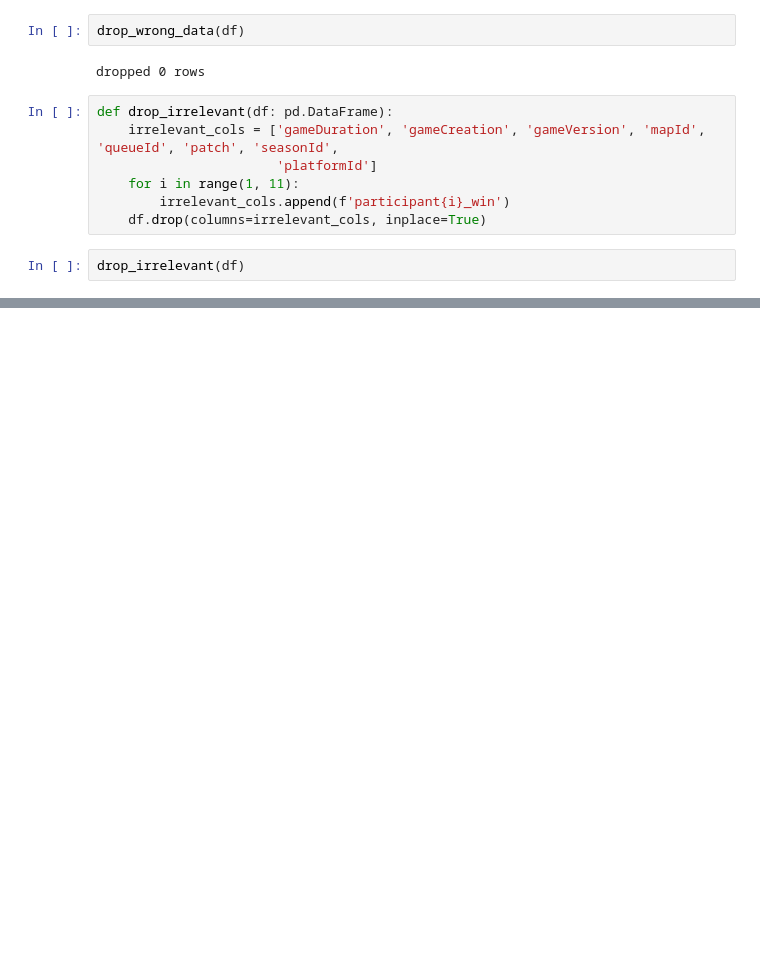
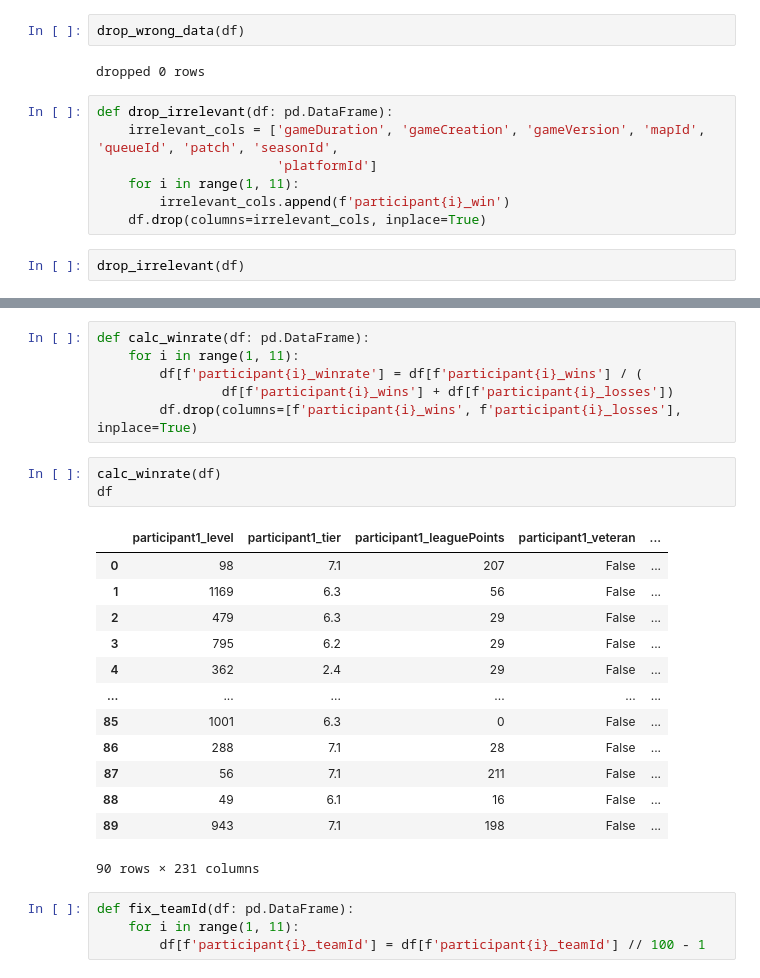
Before and after one commit to MoritzPalm/LeagueOfLegendsWinPrediction, a Jupyter notebook: Exploration/explore_data.ipynb, the cells around one changed output, grey strips where cells are left out. Drawn from its saved outputs; the diff is of its cells as text; blank space fills up the shorter version.

```diff
--- a/Exploration/explore_data.ipynb
+++ b/Exploration/explore_data.ipynb
@@ -114,0 +197,27 @@ drop_irrelevant(df)
+# %%
+def calc_winrate(df: pd.DataFrame):
+    for i in range(1, 11):
+        df[f'participant{i}_winrate'] = df[f'participant{i}_wins'] / (
+                df[f'participant{i}_wins'] + df[f'participant{i}_losses'])
+        df.drop(columns=[f'participant{i}_wins', f'participant{i}_losses'], inplace=True)
+# %%
+calc_winrate(df)
+df
+# %% [output]
+|  | participant1_level | participant1_tier | participant1_leaguePoints | participant1_veteran | ... |
+| 0 | 98 | 7.1 | 207 | False | ... |
+| 1 | 1169 | 6.3 | 56 | False | ... |
+| 2 | 479 | 6.3 | 29 | False | ... |
+| 3 | 795 | 6.2 | 29 | False | ... |
+| 4 | 362 | 2.4 | 29 | False | ... |
+| ... | ... | ... | ... | ... | ... |
+| 85 | 1001 | 6.3 | 0 | False | ... |
+| 86 | 288 | 7.1 | 28 | False | ... |
+| 87 | 56 | 7.1 | 211 | False | ... |
+| 88 | 49 | 6.1 | 16 | False | ... |
+| 89 | 943 | 7.1 | 198 | False | ... |
+90 rows × 231 columns
+# %%
+def fix_teamId(df: pd.DataFrame):
+    for i in range(1, 11):
+        df[f'participant{i}_teamId'] = df[f'participant{i}_teamId'] // 100 - 1
```
Also changed, not shown: parts of 26 cells of this notebook, 2 other files.
